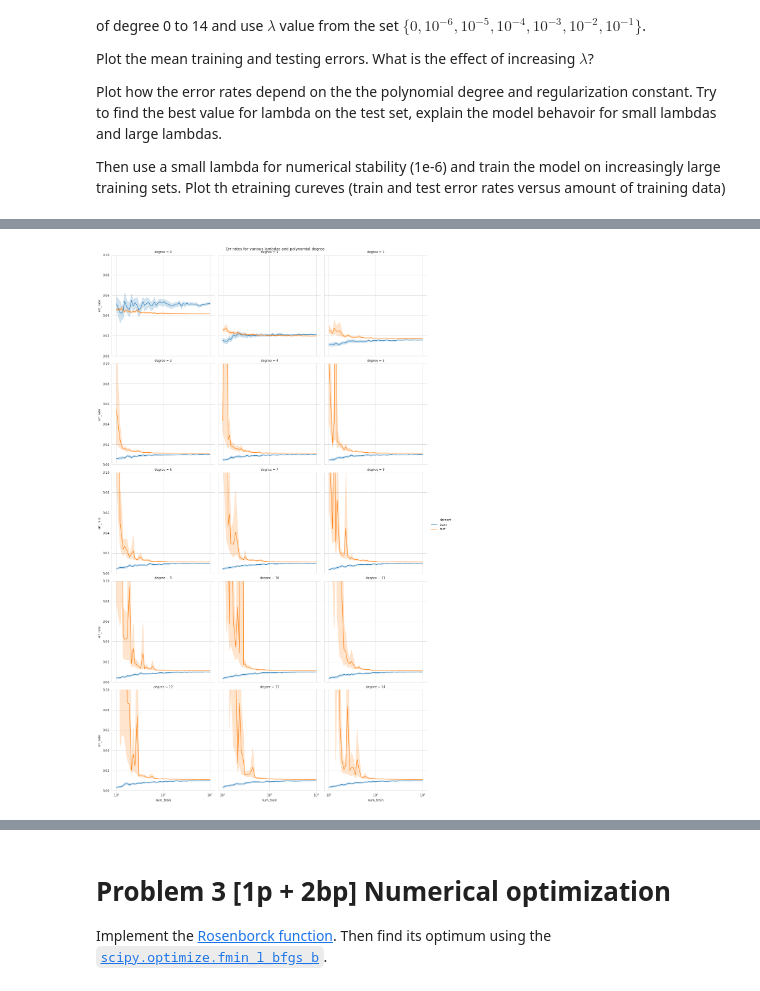
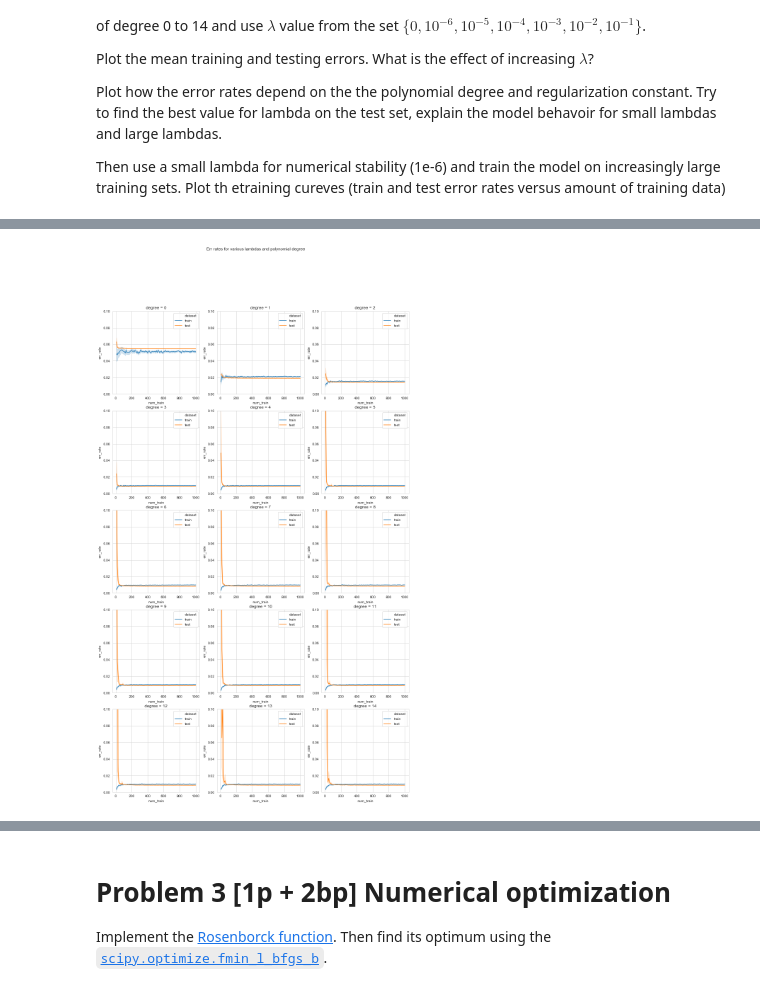
Before and after one commit to TheFebrin/DataScience, a Jupyter notebook: ML uni course/Assignment3/Assignment3.ipynb, the cells around one changed output, grey strips where cells are left out. Cells and saved outputs as stored; diff of their text form; code cells hidden in the pictures.

```diff
--- a/ML uni course/Assignment3/Assignment3.ipynb
+++ b/ML uni course/Assignment3/Assignment3.ipynb
@@ -301,0 +302,20 @@ Wall time: 11.4 s
+# %%
+fig, ax = plt.subplots(3, 3, figsize=(15, 15))
+
+for row in range(3):
+    for col in range(3):
+        index = row*3 + col
+        if index >= len(lambdas):
+            break
+        _lambda = lambdas[index]
+        df = results_df[results_df['lambda'] == _lambda]
+
+        ax[row][col].set_ylim([0, 0.1])
+        ax[row][col].set_title(f'lambda = {_lambda}')
+
+        sns.lineplot(x=df['degree'], y=df['err_rate'],
+                     hue=df['dataset'],
+                     ax=ax[row][col])
+
+plt.suptitle('Train and test errors for various lambdas')
+plt.show()
@@ -302,9 +374,28 @@ Wall time: 11.4 s
 # %%
-# TODO
+%%time
+#
 # Now set a small regularizatoin for numerical stability  (e.g. lambda=1e-6)
 # and present the relationship between
 # train and test error rates for varous degrees of the polynomial for
 # different sizes of the train set.
 #
+_lambda = 1e-6
+fig, ax = plt.subplots(5, 3, figsize=(15, 25))
+
+for row in range(5):
+    for col in range(3):
+        degree = 3*row + col
+        df = results_df[results_df['degree'] == degree]
+        df = df[df['lambda'] == _lambda]
+
+        ax[row][col].set_ylim([0, 0.1])
+        ax[row][col].set_title(f'degree = {degree}')
+
+        sns.lineplot(x=df['num_train'], y=df['err_rate'],
+                     hue=df['dataset'],
+                     ax=ax[row][col])
+
+plt.suptitle('Err rates for various lambdas and polynomial degree')
+plt.show()
 # %% [output]
-[figure, old version]
+[figure, new version]
```
Also changed, not shown: parts of 9 cells of this notebook.
